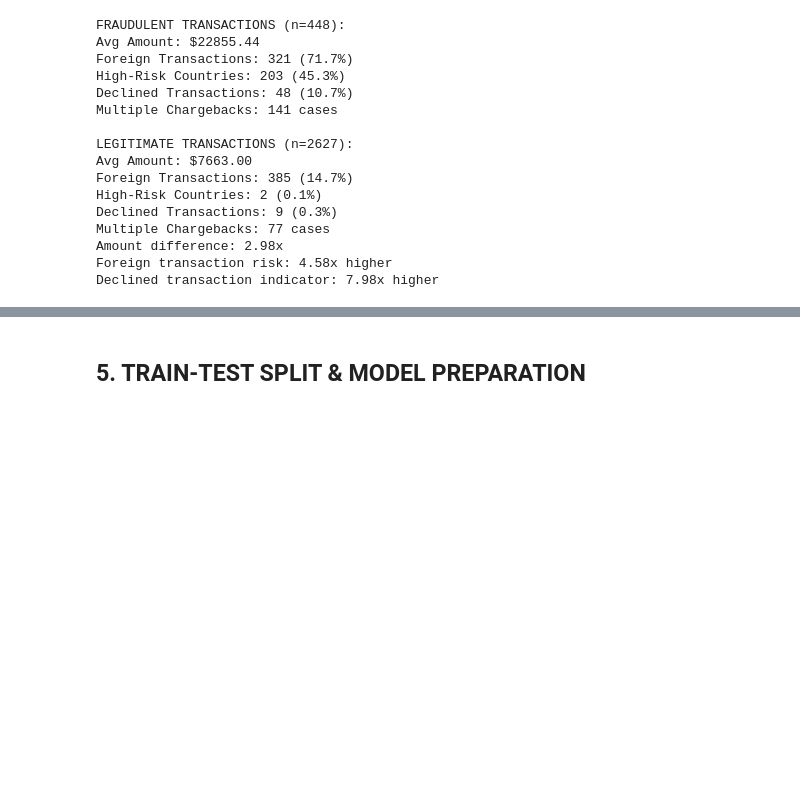
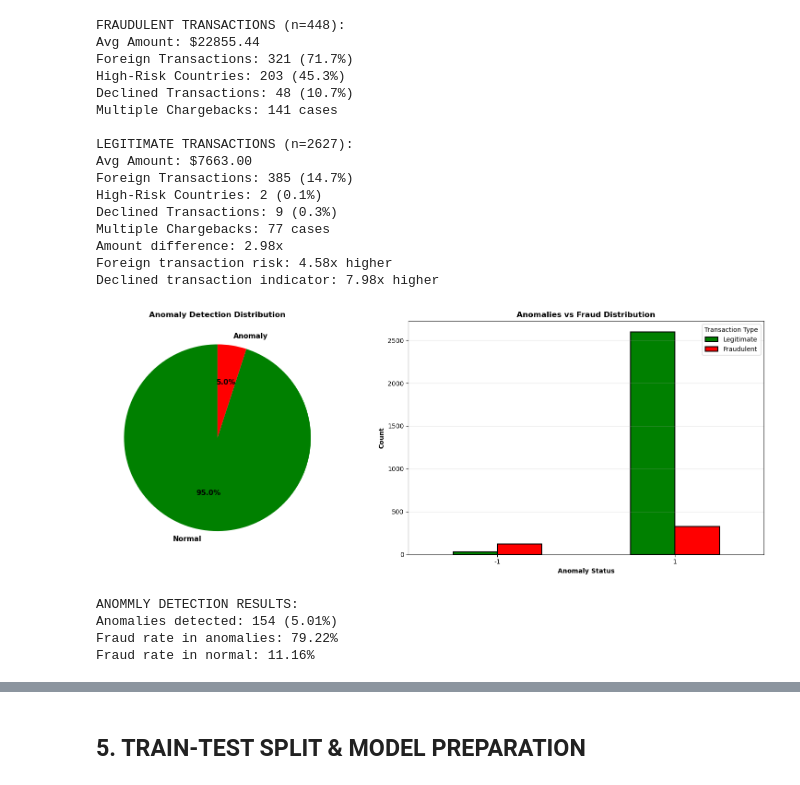
Before and after one commit to khalid058r/Fraude_detection_Trans, a Jupyter notebook: Credit_Card_Fraud.ipynb, the cells around one changed output, grey strips where cells are left out. Cells and saved outputs as stored; diff of their text form; code cells hidden in the pictures; blank space fills up the shorter version.

Commit message:
ad dsome graphs

```diff
--- a/Credit_Card_Fraud.ipynb
+++ b/Credit_Card_Fraud.ipynb
@@ -271,3 +272,48 @@ Multiple Chargebacks: 77 cases
 Amount difference: 2.98x
 Foreign transaction risk: 4.58x higher
 Declined transaction indicator: 7.98x higher
+# %%
+# 3.6 ANOMALY DETECTION using Isolation Forest
+from sklearn.ensemble import IsolationForest
+
+fig, axes = plt.subplots(1, 2, figsize=(16, 6))
+
+# Detect anomalies
+iso_forest = IsolationForest(contamination=0.05, random_state=42)
+anomaly_labels = iso_forest.fit_predict(X)
+X['anomaly'] = anomaly_labels
+
+anomaly_counts = pd.Series(anomaly_labels).value_counts()
+colors_anom = ['green', 'red']
+labels_anom = ['Normal', 'Anomaly']
+
+axes[0].pie(anomaly_counts.values, labels=labels_anom, autopct='%1.1f%%',
+           colors=colors_anom, startangle=90, textprops={'fontsize': 11, 'fontweight': 'bold'})
+axes[0].set_title('Anomaly Detection Distribution', fontweight='bold', fontsize=12)
+
+# Cross-tabulation: Anomalies vs Fraud
+crosstab = pd.crosstab(X['anomaly'], y)
+crosstab.plot(kind='bar', ax=axes[1], color=['green', 'red'], edgecolor='black', linewidth=1.5)
+axes[1].set_xlabel('Anomaly Status', fontweight='bold')
+axes[1].set_ylabel('Count', fontweight='bold')
+axes[1].set_title('Anomalies vs Fraud Distribution', fontweight='bold', fontsize=12)
+axes[1].legend(['Legitimate', 'Fraudulent'], title='Transaction Type')
+axes[1].grid(axis='y', alpha=0.3)
+plt.setp(axes[1].xaxis.get_majorticklabels(), rotation=0)
+
+plt.tight_layout()
+plt.show()
+
+# Statistics
+fraud_in_anomalies = X[(X['anomaly'] == -1)]['anomaly'].count()
+fraud_rate_anomaly = y[X['anomaly'] == -1].mean() * 100
+print(f"\nANOMMLY DETECTION RESULTS:")
+print(f"Anomalies detected: {(anomaly_labels == -1).sum()} ({(anomaly_labels == -1).sum()/len(X)*100:.2f}%)")
+print(f"Fraud rate in anomalies: {fraud_rate_anomaly:.2f}%")
+print(f"Fraud rate in normal: {y[X['anomaly'] == 1].mean()*100:.2f}%")
+# %% [output]
+[figure, added]
+ANOMMLY DETECTION RESULTS:
+Anomalies detected: 154 (5.01%)
+Fraud rate in anomalies: 79.22%
+Fraud rate in normal: 11.16%
```
Also changed, not shown: parts of 12 cells of this notebook.
